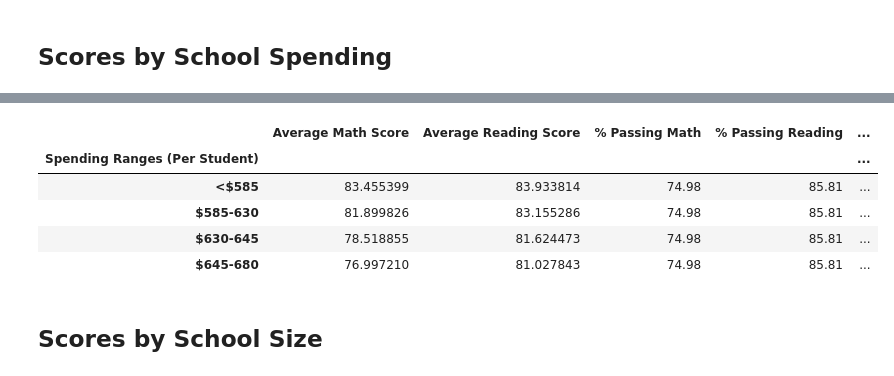
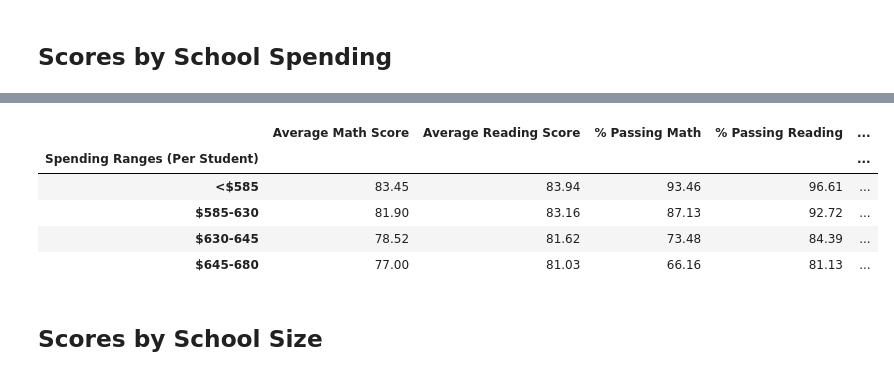
Before and after one commit to tsantiagoro85/pandas-challenge, a Jupyter notebook: PyCitySchools/PyCitySchools_starter.ipynb, the cells around one changed output, grey strips where cells are left out. Cells and saved outputs as stored; diff of their text form; code cells hidden in the pictures.

```diff
--- a/PyCitySchools/PyCitySchools_starter.ipynb
+++ b/PyCitySchools/PyCitySchools_starter.ipynb
@@ -240,10 +240,10 @@ Thomas High School       638.0
 dtype: float64
 # %%
 # Calculate the average test scores per school from school_data_complete
-per_school_math = school_data_complete.groupby(["school_name"]).mean(numeric_only = True)["math_score"]
+per_school_math = round(school_data_complete.groupby(["school_name"]).mean(numeric_only = True)["math_score"], 2)
 print(per_school_math)
 
-per_school_reading = school_data_complete.groupby(["school_name"]).mean(numeric_only = True)["reading_score"]
+per_school_reading = round(school_data_complete.groupby(["school_name"]).mean(numeric_only = True)["reading_score"], 2)
 
 print(per_school_reading)
 # %% [output]
@@ -337,11 +337,11 @@ Wright High School       1626
 dtype: int64
 # %%
 # Use the provided code to calculate the passing rates
-per_school_passing_math = school_students_passing_math / per_school_counts * 100
-per_school_passing_reading = school_students_passing_reading / per_school_counts * 100
-overall_passing_rate = school_students_passing_math_and_reading / per_school_counts * 100
+per_school_passing_math = round(school_students_passing_math / per_school_counts * 100, 2)
+per_school_passing_reading = round(school_students_passing_reading / per_school_counts * 100, 2)
+overall_passing_rate = round(school_students_passing_math_and_reading / per_school_counts * 100, 2)
 
-print(per_school_math)
+print(per_school_passing_math)
 print(per_school_passing_reading)
 print(overall_passing_rate)
 # %% [output]
@@ -366,12 +366,12 @@ dtype: float64
 # Create a DataFrame called `per_school_summary` with columns for the calculations above.
 per_school_summary = pd.DataFrame({"School Type": school_types,
                        "Total Students": per_school_counts,
-                       "Total School Budget": total_budget,
+                       "Total School Budget": per_school_budget,
                        "Per Student Budget": per_school_capita,
                        "Average Math Score": per_school_math,
                        "Average Reading Score": per_school_reading,
-                       "% Passing Math": passing_math_percentage,
-                       "% Passing Reading": passing_reading_percentage,
+                       "% Passing Math": per_school_passing_math,
+                       "% Passing Reading": per_school_passing_reading,
                        "% Overall Passing": overall_passing_rate})
 
 # Formatting
@@ -585,21 +595,21 @@ spending_passing_reading = school_spending_df.groupby(["Spending Ranges (Per Stu
 overall_passing_spending = school_spending_df.groupby(["Spending Ranges (Per Student)"])["% Overall Passing"].mean()
 # %%
 # Assemble into DataFrame
-spending_summary = pd.DataFrame({"Average Math Score": spending_math_scores,
-                                 "Average Reading Score": spending_reading_scores,
-                                 "% Passing Math": spending_passing_math,
-                                 "% Passing Reading": spending_passing_reading,
-                                 "% Overall Passing": overall_passing_spending})
+spending_summary = pd.DataFrame({"Average Math Score": round(spending_math_scores, 2),
+                                 "Average Reading Score": round(spending_reading_scores, 2),
+                                 "% Passing Math": round(spending_passing_math, 2),
+                                 "% Passing Reading": round(spending_passing_reading, 2),
+                                 "% Overall Passing": round(overall_passing_spending, 2)})
 
 # Display results
 spending_summary
 # %% [output]
 |  | Average Math Score | Average Reading Score | % Passing Math | % Passing Reading | ... |
 | Spending Ranges (Per Student) |  |  |  |  | ... |
-| <$585 | 83.455399 | 83.933814 | 74.98 | 85.81 | ... |
-| $585-630 | 81.899826 | 83.155286 | 74.98 | 85.81 | ... |
-| $630-645 | 78.518855 | 81.624473 | 74.98 | 85.81 | ... |
-| $645-680 | 76.997210 | 81.027843 | 74.98 | 85.81 | ... |
+| <$585 | 83.45 | 83.94 | 93.46 | 96.61 | ... |
+| $585-630 | 81.90 | 83.16 | 87.13 | 92.72 | ... |
+| $630-645 | 78.52 | 81.62 | 73.48 | 84.39 | ... |
+| $645-680 | 77.00 | 81.03 | 66.16 | 81.13 | ... |
 # %% [markdown]
 ## Scores by School Size
 # %%
```
Also changed, not shown: parts of 16 cells of this notebook, 1 other file.
